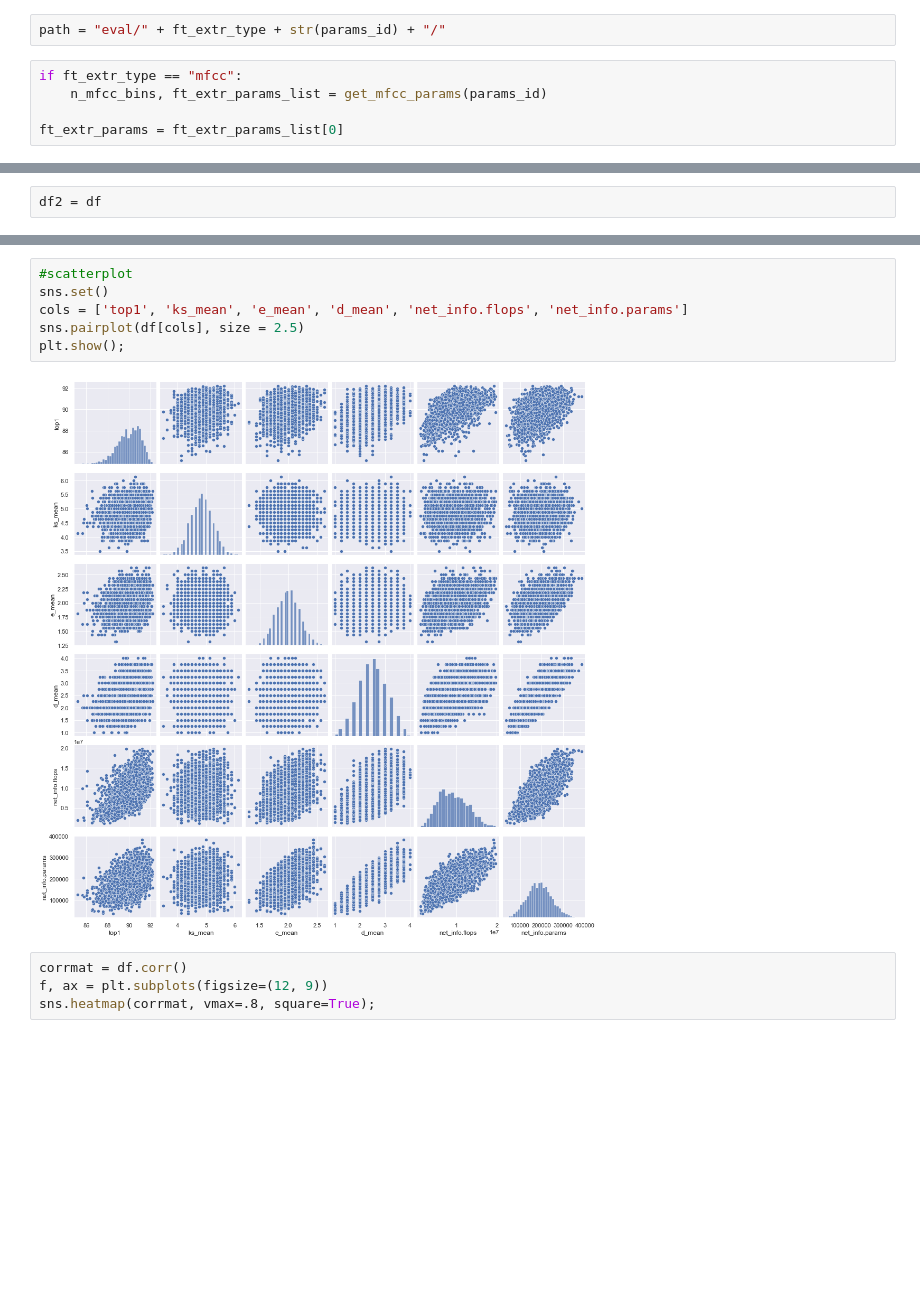
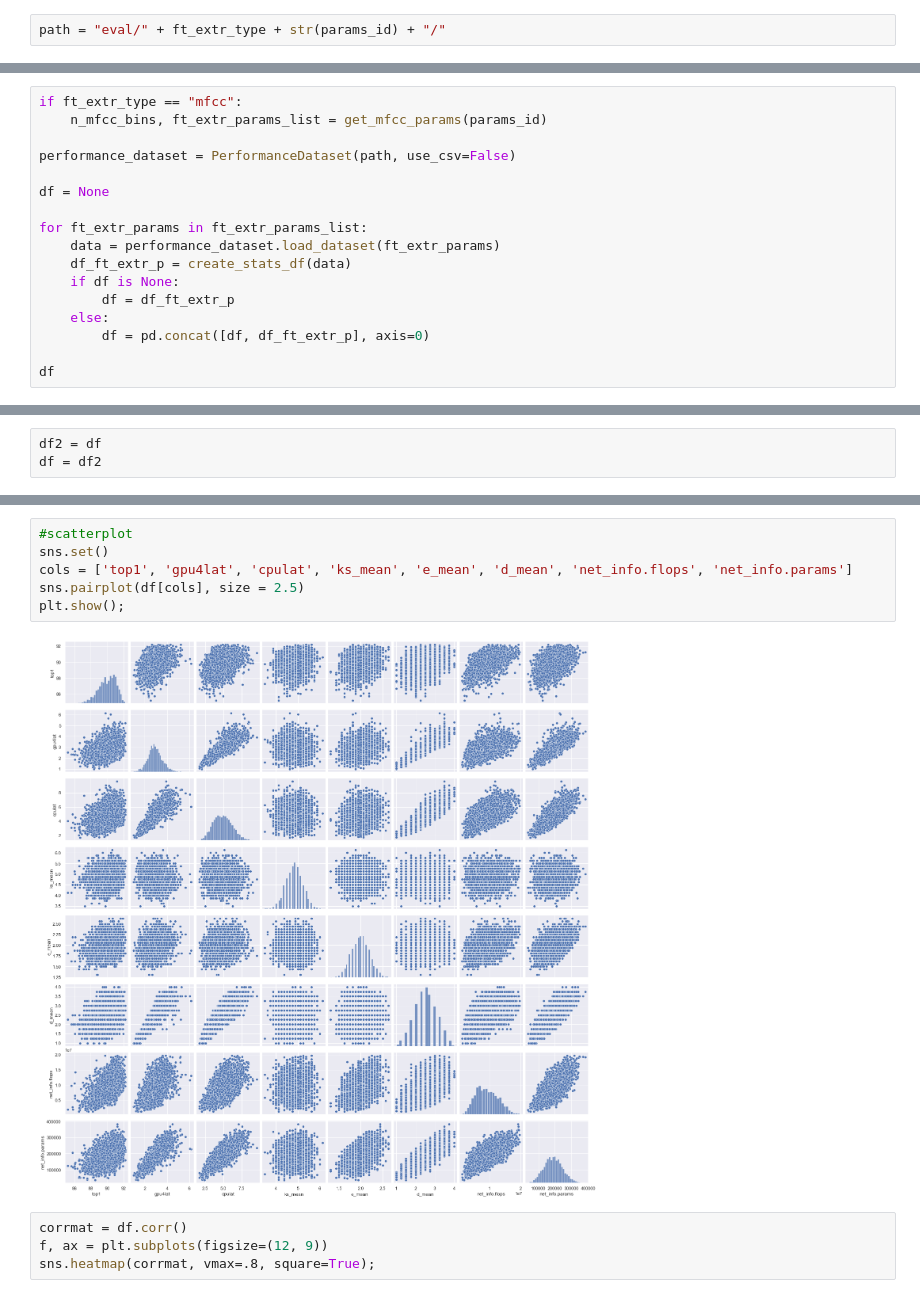
Before and after one commit to NielsEscarfail/FeatureExtractionKWS, a Jupyter notebook: ResultsVisualisation.ipynb, the cells around one changed output, grey strips where cells are left out. Cells and saved outputs as stored; diff of their text form; blank space fills up the shorter version.

```diff
--- a/ResultsVisualisation.ipynb
+++ b/ResultsVisualisation.ipynb
@@ -12,8 +49,3 @@ ft_extr_type = "mfcc"
 params_id = 1
 # %%
 path = "eval/" + ft_extr_type + str(params_id) + "/"
-# %%
-if ft_extr_type == "mfcc":
-    n_mfcc_bins, ft_extr_params_list = get_mfcc_params(params_id)
-
-ft_extr_params = ft_extr_params_list[0]
@@ -40,0 +52,17 @@ df.head(2)
+# %%
+if ft_extr_type == "mfcc":
+    n_mfcc_bins, ft_extr_params_list = get_mfcc_params(params_id)
+
+performance_dataset = PerformanceDataset(path, use_csv=False)
+
+df = None
+
+for ft_extr_params in ft_extr_params_list:
+    data = performance_dataset.load_dataset(ft_extr_params)
+    df_ft_extr_p = create_stats_df(data)
+    if df is None:
+        df = df_ft_extr_p
+    else:
+        df = pd.concat([df, df_ft_extr_p], axis=0)
+
+df
@@ -41,2 +83,3 @@ df.head(2)
 # %%
 df2 = df
+df = df2
@@ -92,11 +145,11 @@ plot_top_n(df, 'net_info.flops', 'acc_flops_ratio', 1000)
 # %%
 #scatterplot
 sns.set()
-cols = ['top1', 'ks_mean', 'e_mean', 'd_mean', 'net_info.flops', 'net_info.params']
+cols = ['top1', 'gpu4lat', 'cpulat', 'ks_mean', 'e_mean', 'd_mean', 'net_info.flops', 'net_info.params']
 sns.pairplot(df[cols], size = 2.5)
 plt.show();
 # %% [output]
-[figure, old version]
+[figure, new version]
 # %%
 corrmat = df.corr()
 f, ax = plt.subplots(figsize=(12, 9))
```
Also changed, not shown: parts of 12 cells of this notebook, 2 other files.
